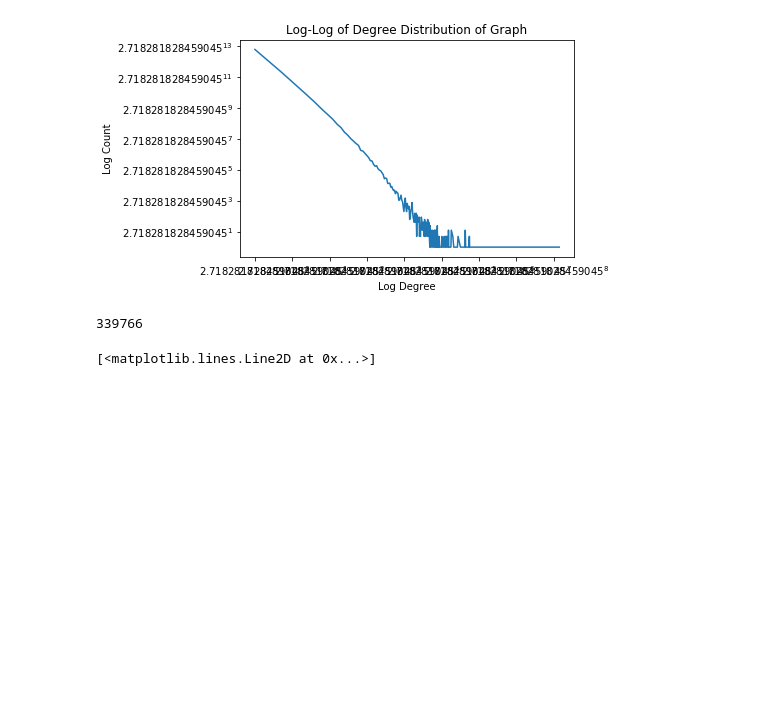
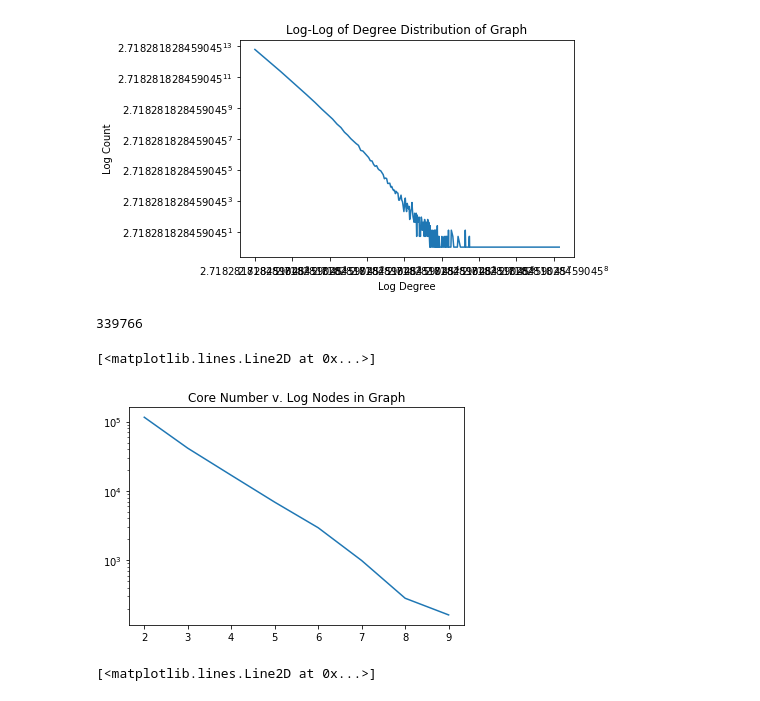
Before and after one commit to Aelay/Project-AA, a Jupyter notebook: Test.ipynb, the cells around one changed output. Saved outputs shown, nothing was run; the diff lists cells and outputs as text; code cells hidden in the pictures; blank space fills up the shorter version.

```diff
--- a/Test.ipynb
+++ b/Test.ipynb
@@ -172,8 +192,12 @@ for i in range(2,10):
     CoreCounts.append(nx.number_of_nodes(core_i))
 del core_i
 # %%
+plt.title('Core Number v. Log Nodes in Graph')
 plt.yscale('log')
 plt.plot(range(2,10),CoreCounts)
+# %% [output]
+[<matplotlib.lines.Line2D at 0x...>]
+[figure, added]
 # %%
 #WOWWWWWWWW worth including
 # %% [output]
```
Also changed, not shown: parts of 24 cells of this notebook.
